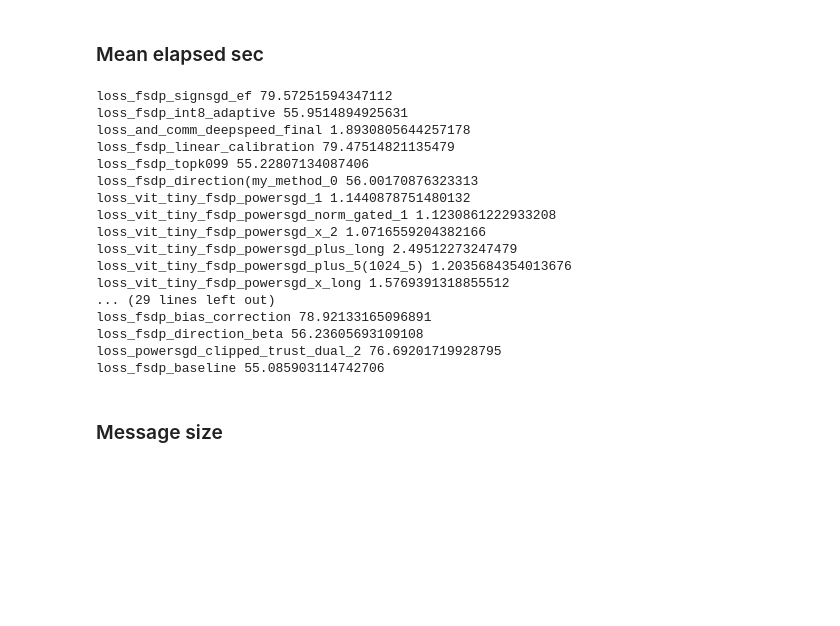
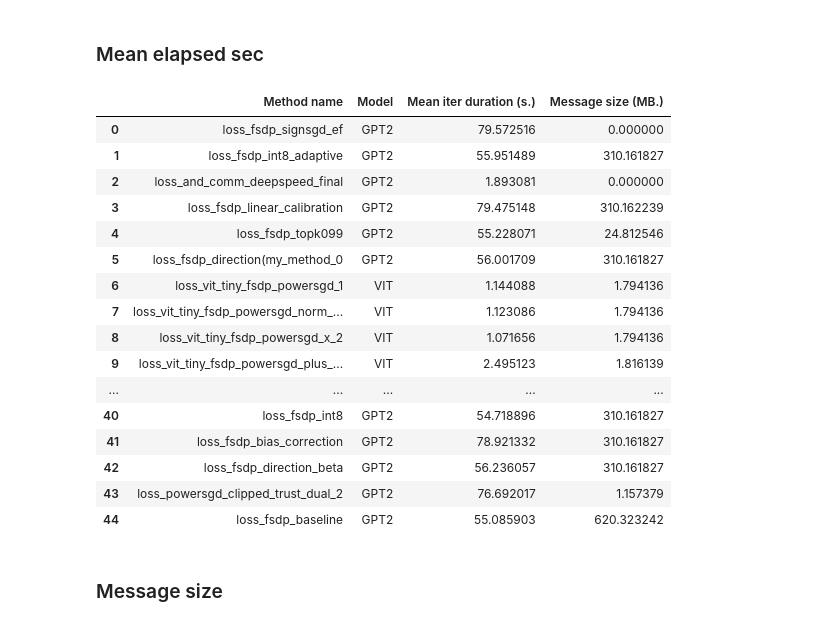
Before and after one commit to ArtemLetyagin/ErrorCompensation, a Jupyter notebook: logs.ipynb, the cells around one changed output. Drawn from its saved outputs; the diff is of its cells as text; code cells hidden in the pictures; blank space fills up the shorter version.

```diff
--- a/logs.ipynb
+++ b/logs.ipynb
@@ -529,41 +529,62 @@ Min loss loss_vit_tiny_fsdp_powersgd_x_long 0.026649106293916702
 # %% [markdown]
 ### Mean elapsed sec
 # %%
-additional_metrics = {
-
-}
+df = []
 
 for log_name in logs:
-
+    model = "VIT" if "vit" in log_name else "GPT2"
+    # Elapsed seconds
     elapseds = []
     i = 0
 
     while "elapsed_sec" in logs[log_name][i]:
         elapseds.append(logs[log_name][i]["elapsed_sec"])
         i += 1
         if i >= len(logs[log_name]):
             break
 
-    mean = np.mean(np.diff(elapseds))
-    print(log_name, mean)
+    mean_elapsed = np.mean(np.diff(elapseds))
+
+    mb_size = 0
+    if "comm" in logs[log_name][0] and log_name not in ('loss_and_comm_deepspeed_final', "loss_fsdp_signsgd_ef"):
+        summary = logs[log_name][0]["comm"]["summary"]
+        summary = summary[list(summary.keys())[0]]
+
+        iter_size = 0
+        for msg in summary:
+            msg_size_bytes = None
+            if "msg_size_bytes" in summary[msg]:
+                msg_size_bytes = summary[msg]["msg_size_bytes"]
+            elif "compressed_msg_size_bytes" in summary[msg]:
+                msg_size_bytes = summary[msg]["compressed_msg_size_bytes"]
+
+            count = summary[msg]["count"]
+
+            iter_size += count * msg_size_bytes
+
+        mb_size = iter_size / 1024 / 1024
+
+    df.append((log_name, model, mean_elapsed, mb_size))
+
+pd.DataFrame(df, columns=["Method name", "Model", "Mean iter duration (s.)", "Message size (MB.)"])
 # %% [output]
-loss_fsdp_signsgd_ef 79.57251594347112
-loss_fsdp_int8_adaptive 55.9514894925631
-loss_and_comm_deepspeed_final 1.8930805644257178
-loss_fsdp_linear_calibration 79.47514821135479
-loss_fsdp_topk099 55.22807134087406
-loss_fsdp_direction(my_method_0 56.00170876323313
-loss_vit_tiny_fsdp_powersgd_1 1.1440878751480132
-loss_vit_tiny_fsdp_powersgd_norm_gated_1 1.1230861222933208
-loss_vit_tiny_fsdp_powersgd_x_2 1.0716559204382166
-loss_vit_tiny_fsdp_powersgd_plus_long 2.49512273247479
-loss_vit_tiny_fsdp_powersgd_plus_5(1024_5) 1.2035684354013676
-loss_vit_tiny_fsdp_powersgd_x_long 1.5769391318855512
-... (29 lines left out)
-loss_fsdp_bias_correction 78.92133165096891
-loss_fsdp_direction_beta 56.23605693109108
-loss_powersgd_clipped_trust_dual_2 76.69201719928795
-loss_fsdp_baseline 55.085903114742706
+|  | Method name | Model | Mean iter duration (s.) | Message size (MB.) |
+| 0 | loss_fsdp_signsgd_ef | GPT2 | 79.572516 | 0.000000 |
+| 1 | loss_fsdp_int8_adaptive | GPT2 | 55.951489 | 310.161827 |
+| 2 | loss_and_comm_deepspeed_final | GPT2 | 1.893081 | 0.000000 |
+| 3 | loss_fsdp_linear_calibration | GPT2 | 79.475148 | 310.162239 |
+| 4 | loss_fsdp_topk099 | GPT2 | 55.228071 | 24.812546 |
+| 5 | loss_fsdp_direction(my_method_0 | GPT2 | 56.001709 | 310.161827 |
+| 6 | loss_vit_tiny_fsdp_powersgd_1 | VIT | 1.144088 | 1.794136 |
+| 7 | loss_vit_tiny_fsdp_powersgd_norm_... | VIT | 1.123086 | 1.794136 |
+| 8 | loss_vit_tiny_fsdp_powersgd_x_2 | VIT | 1.071656 | 1.794136 |
+| 9 | loss_vit_tiny_fsdp_powersgd_plus_... | VIT | 2.495123 | 1.816139 |
+| ... | ... | ... | ... | ... |
+| 40 | loss_fsdp_int8 | GPT2 | 54.718896 | 310.161827 |
+| 41 | loss_fsdp_bias_correction | GPT2 | 78.921332 | 310.161827 |
+| 42 | loss_fsdp_direction_beta | GPT2 | 56.236057 | 310.161827 |
+| 43 | loss_powersgd_clipped_trust_dual_2 | GPT2 | 76.692017 | 1.157379 |
+| 44 | loss_fsdp_baseline | GPT2 | 55.085903 | 620.323242 |
 # %% [markdown]
 ### Message size
 # %%
```
Also changed, not shown: parts of 4 cells of this notebook, 1 other file.
